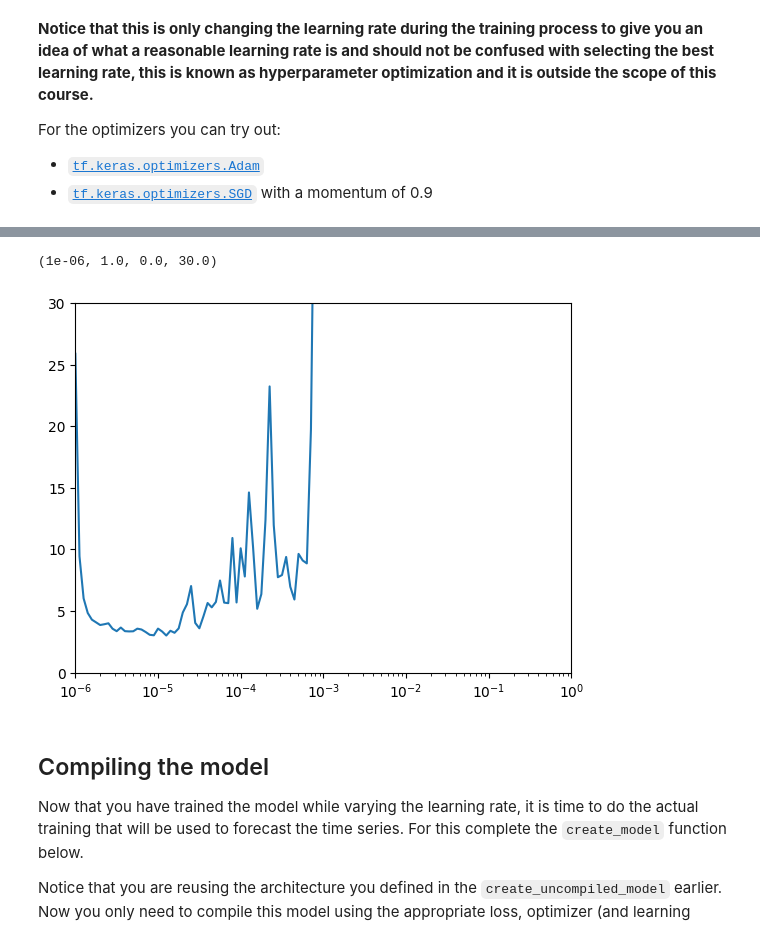
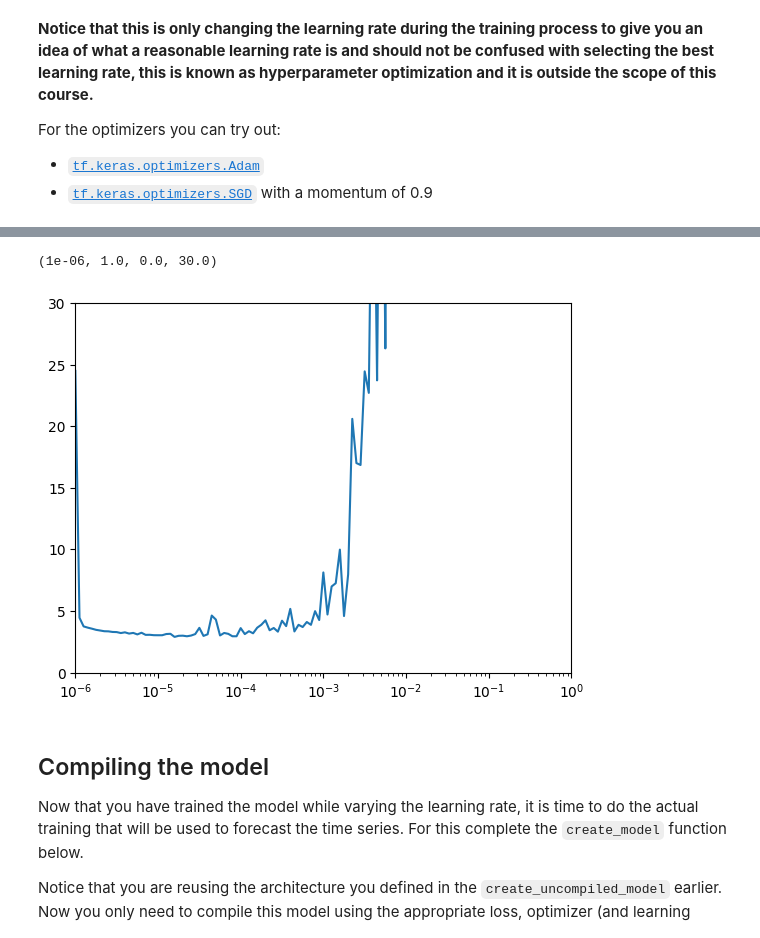
Before and after one commit to heyggun/DeepLearning.AI-TensorFlow-Developer-Specialization, a Jupyter notebook: C4/W3/solution/C4W3_Assignment.ipynb, the cells around one changed output, grey strips where cells are left out. Cells and saved outputs as stored; diff of their text form; code cells hidden in the pictures.

```diff
--- a/C4/W3/solution/C4W3_Assignment.ipynb
+++ b/C4/W3/solution/C4W3_Assignment.ipynb
@@ -127,10 +127,11 @@ def create_uncompiled_model():
 
     model = tf.keras.models.Sequential([
         tf.keras.layers.Lambda(lambda x: tf.expand_dims(x, axis=-1)),
-        tf.keras.layers.SimpleRNN(40,return_sequences=True),
-        tf.keras.layers.SimpleRNN(40),
+        tf.keras.layers.LSTM(64, return_sequences=True),
+        tf.keras.layers.LSTM(32),
+        tf.keras.layers.Flatten(),
         tf.keras.layers.Dense(1),
-        tf.keras.layers.Lambda(lambda x: x*100)
+        tf.keras.layers.Lambda(lambda x: x*100),
     ])
 
     ### END CODE HERE
@@ -244,10 +208,10 @@ Epoch 13/100
 # %%
 # Plot the loss for every LR
-plt.semilogx(lr_history.history["learning_rate"], lr_history.history["loss"])
+plt.semilogx(lr_history.history["lr"], lr_history.history["loss"])
 plt.axis([1e-6, 1, 0, 30])
 # %% [output]
 (1e-06, 1.0, 0.0, 30.0)
-[figure, old version]
+[figure, new version]
 # %% [markdown]
 ## Compiling the model
 
```
Also changed, not shown: parts of 7 cells of this notebook.
